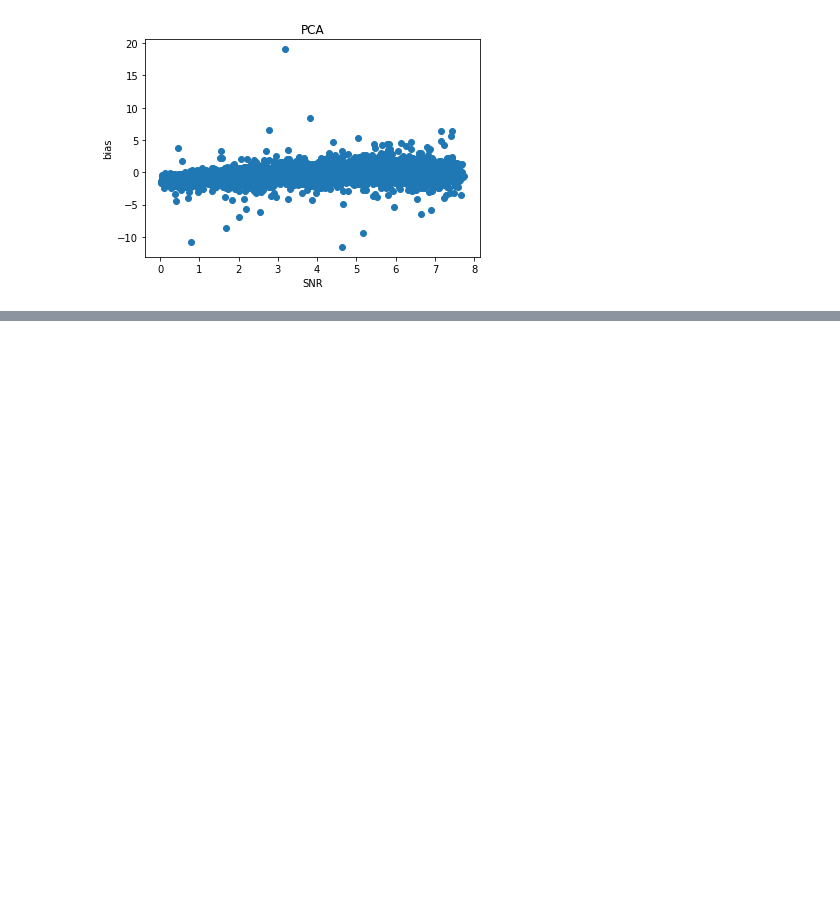
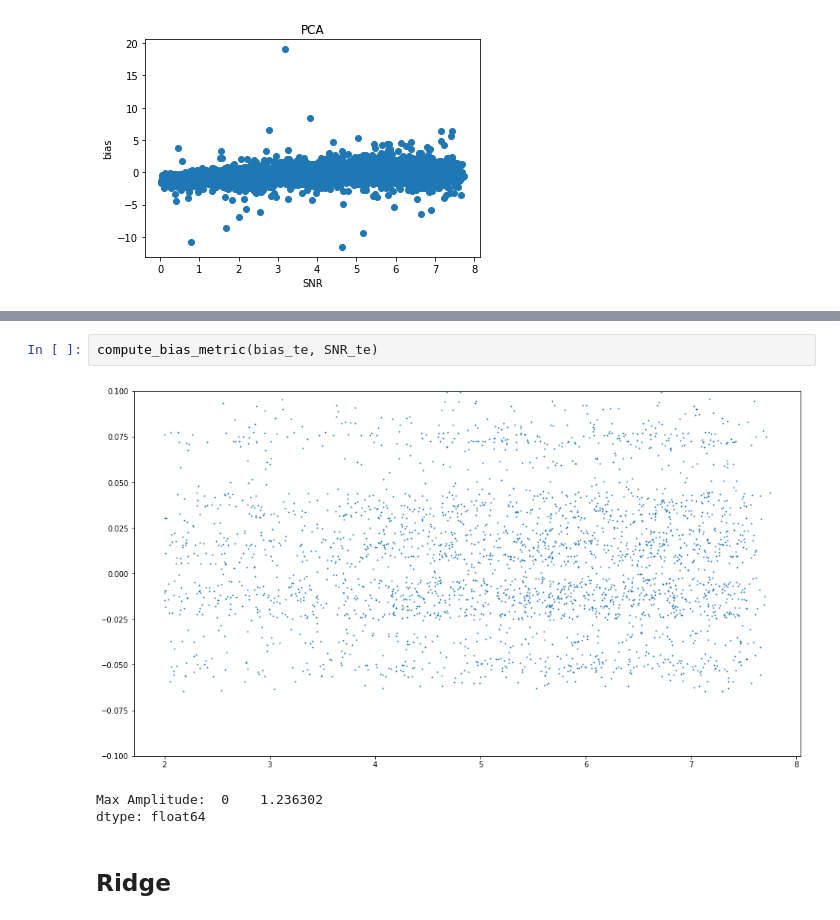
Before and after one commit to zweili/ml_project_2, a Jupyter notebook: project_2_merged.ipynb, the cells around one changed output, grey strips where cells are left out. Saved outputs shown, nothing was run; the diff lists cells and outputs as text; blank space fills up the shorter version.

```diff
--- a/project_2_merged.ipynb
+++ b/project_2_merged.ipynb
@@ -845,0 +1014,8 @@ Text(0, 0.5, 'bias')
+# %%
+compute_bias_metric(bias_te, SNR_te)
+# %% [output]
+[figure, added]
+Max Amplitude:  0    1.236302
+dtype: float64
+# %% [markdown]
+## Ridge
```
Also changed, not shown: parts of 53 cells of this notebook.
